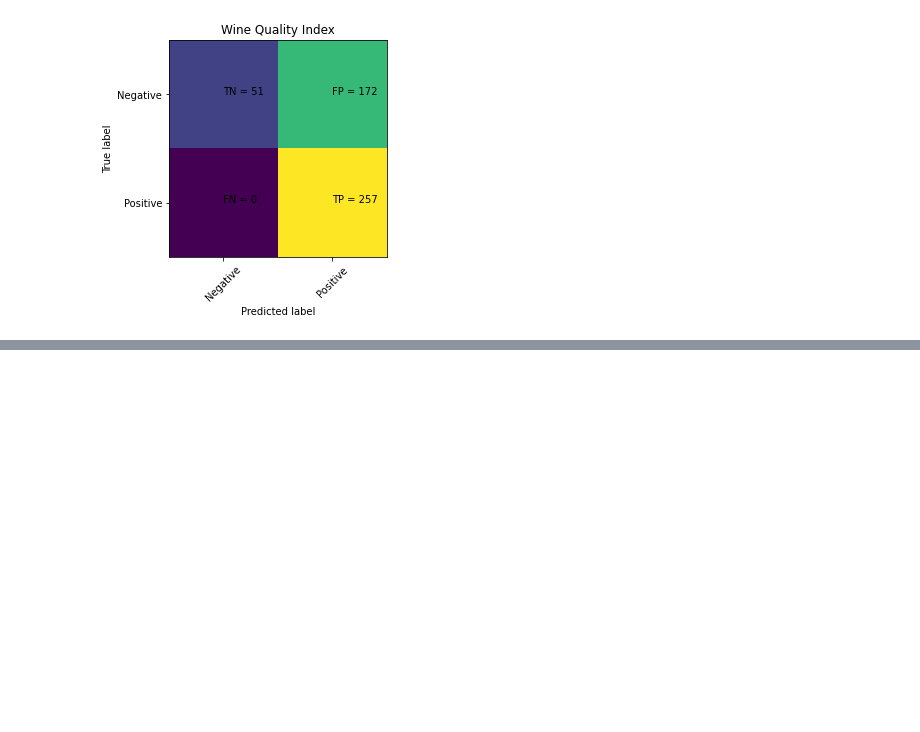
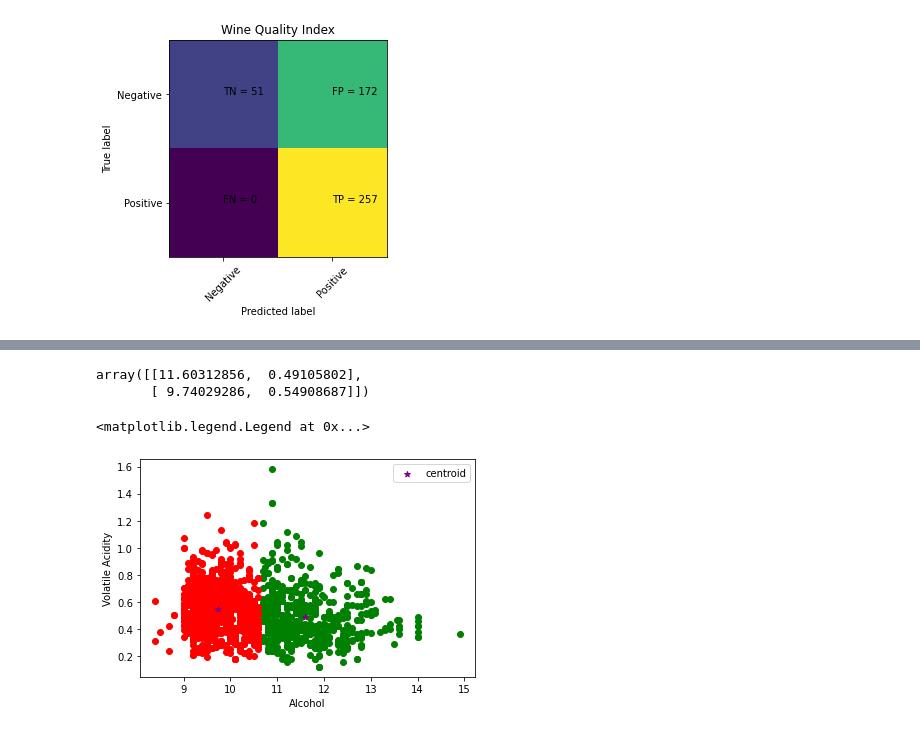
Before and after one commit to henginsever/680-Project, a Jupyter notebook: 680ProjectWine.ipynb, the cells around one changed output, grey strips where cells are left out. Cells and saved outputs as stored; diff of their text form; code cells hidden in the pictures; blank space fills up the shorter version.

```diff
--- a/680ProjectWine.ipynb
+++ b/680ProjectWine.ipynb
@@ -387,0 +420,3 @@ weighted avg       0.80      0.80      0.80       480
+# %%
+dataset['cluster']=y_predicted
+dataset.head()
@@ -387,0 +430,17 @@ weighted avg       0.80      0.80      0.80       480
+# %%
+km.cluster_centers_
+# %% [output]
+array([[11.60312856,  0.49105802],
+       [ 9.74029286,  0.54908687]])
+# %%
+dataset1 = dataset[dataset.cluster==0]
+dataset2 = dataset[dataset.cluster==1]
+plt.scatter(dataset1.alcohol,dataset1["volatile acidity"],color='green')
+plt.scatter(dataset2.alcohol,dataset2["volatile acidity"],color='red')
+plt.scatter(km.cluster_centers_[:,0],km.cluster_centers_[:,1],color='purple',marker='*',label='centroid')
+plt.xlabel('Alcohol')
+plt.ylabel('Volatile Acidity')
+plt.legend()
+# %% [output]
+<matplotlib.legend.Legend at 0x...>
+[figure, added]
```
Also changed, not shown: parts of 10 cells of this notebook.
